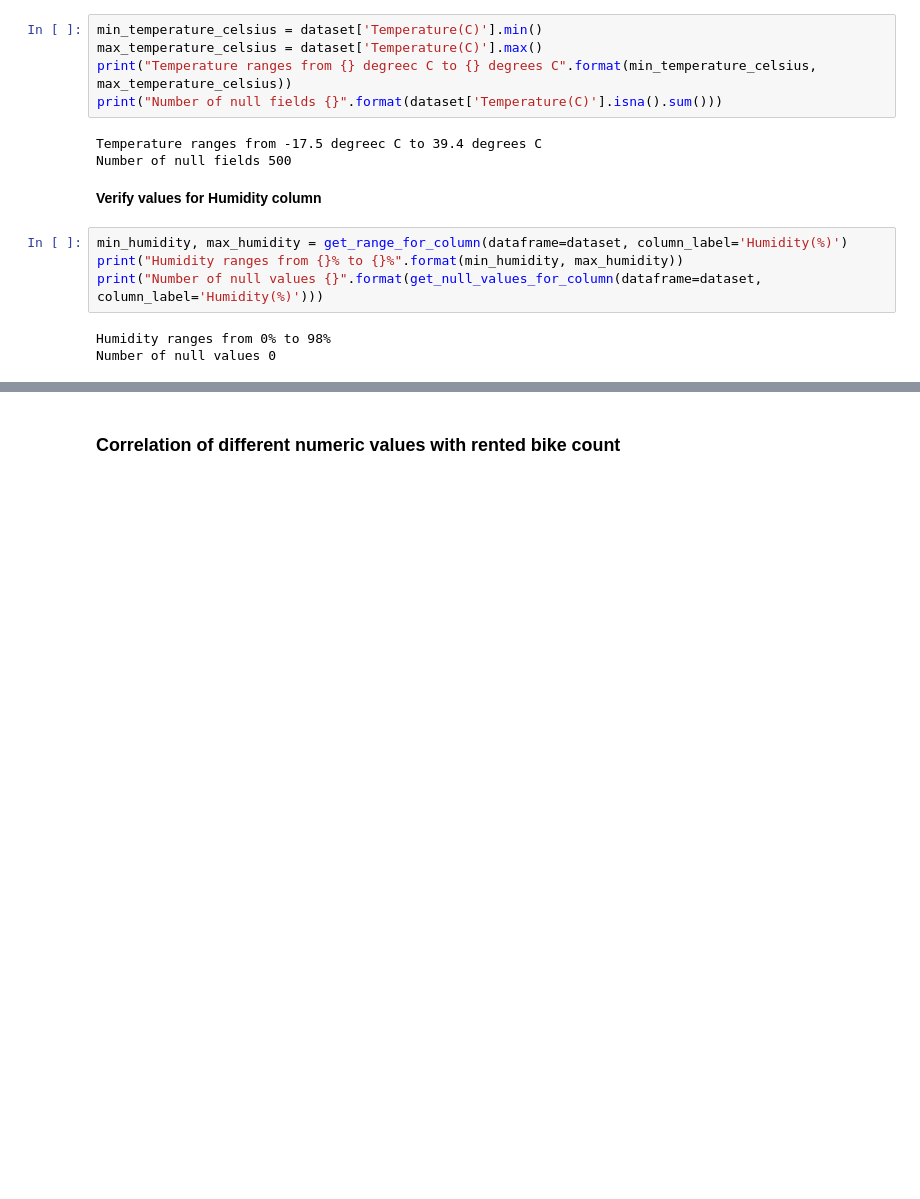
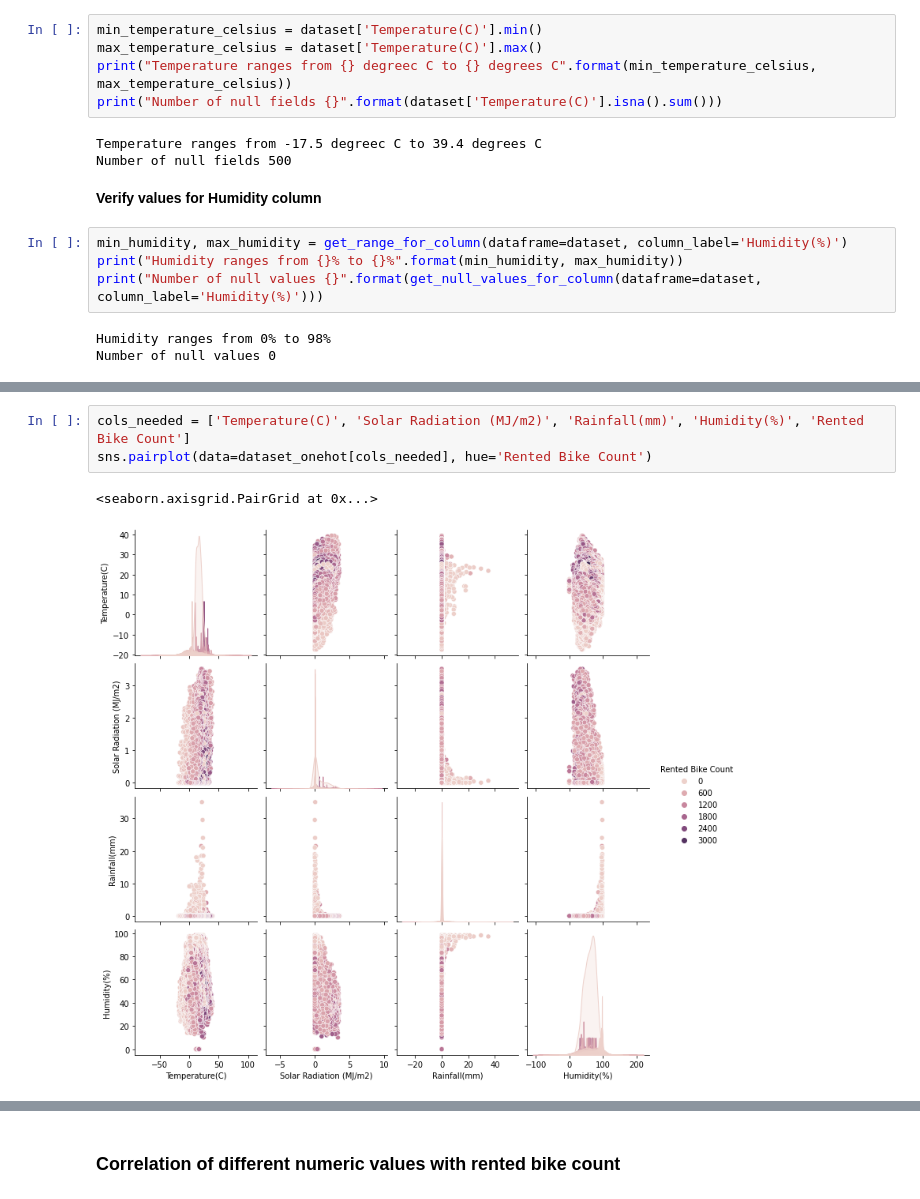
Before and after one commit to krshubham/DA-224-MP-1, a Jupyter notebook: notebooks/eda/bike-sharing-datatset-eda.ipynb, the cells around one changed output, grey strips where cells are left out. Drawn from its saved outputs; the diff is of its cells as text; blank space fills up the shorter version.

```diff
--- a/notebooks/eda/bike-sharing-datatset-eda.ipynb
+++ b/notebooks/eda/bike-sharing-datatset-eda.ipynb
@@ -135,0 +173,6 @@ Based on the above dataset we have about 8760 rows and about 14 attributes (igno
+# %%
+cols_needed = ['Temperature(C)', 'Solar Radiation (MJ/m2)', 'Rainfall(mm)', 'Humidity(%)', 'Rented Bike Count']
+sns.pairplot(data=dataset_onehot[cols_needed], hue='Rented Bike Count')
+# %% [output]
+<seaborn.axisgrid.PairGrid at 0x...>
+[figure, added]
```
Also changed, not shown: parts of 13 cells of this notebook.
